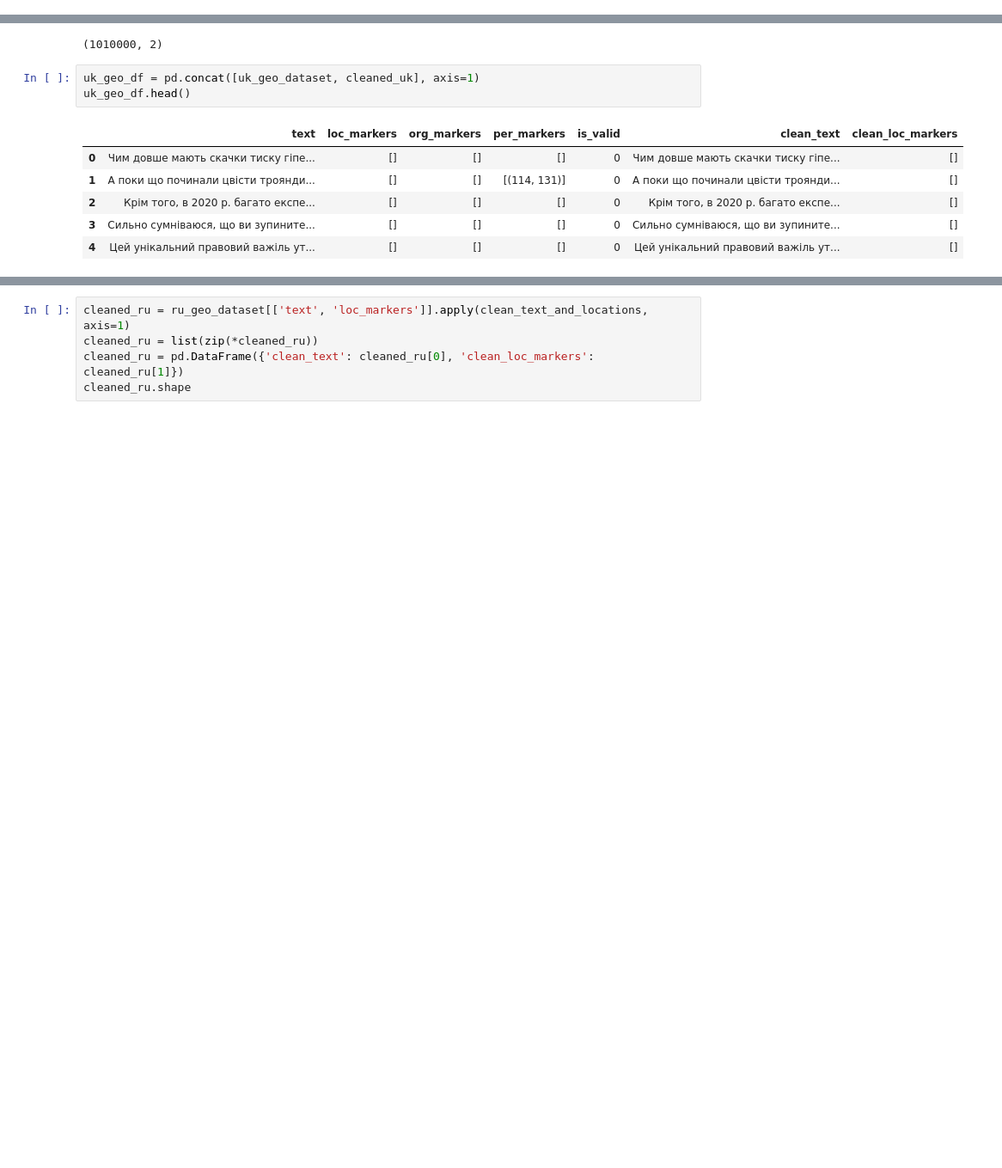
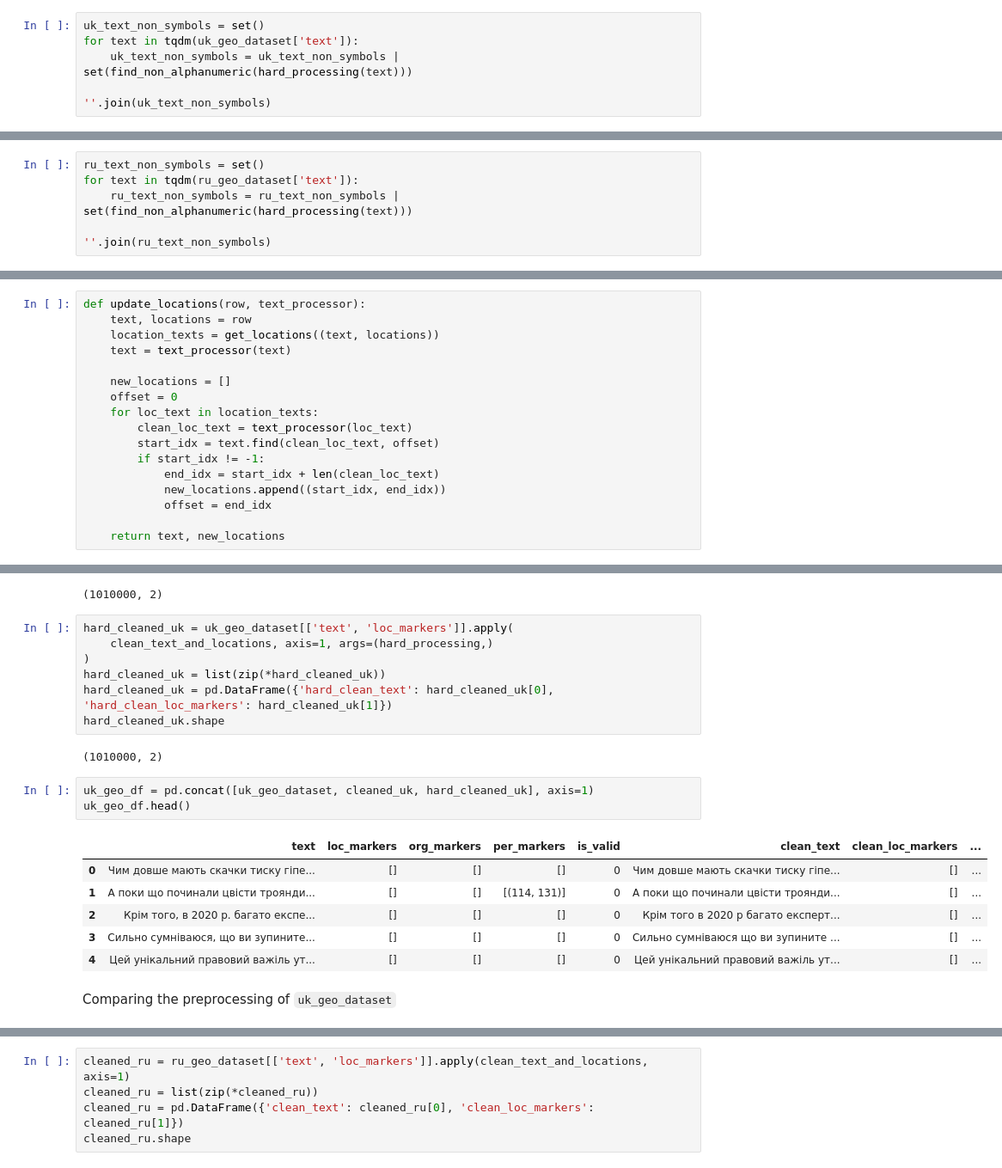
Before and after one commit to BirdWithDreams/IASA-NLP-Homework, a Jupyter notebook: Homework 4/hw_4.ipynb, the cells around one changed output, grey strips where cells are left out. Shown at 86% size. Drawn from its saved outputs; the diff is of its cells as text; blank space fills up the shorter version.

```diff
--- a/Homework 4/hw_4.ipynb
+++ b/Homework 4/hw_4.ipynb
@@ -129,0 +135,6 @@ def find_hashtags(text):
+# %%
+uk_text_non_symbols = set()
+for text in tqdm(uk_geo_dataset['text']):
+    uk_text_non_symbols = uk_text_non_symbols | set(find_non_alphanumeric(hard_processing(text)))
+
+''.join(uk_text_non_symbols)
@@ -129,0 +143,6 @@ def find_hashtags(text):
+# %%
+ru_text_non_symbols = set()
+for text in tqdm(ru_geo_dataset['text']):
+    ru_text_non_symbols = ru_text_non_symbols | set(find_non_alphanumeric(hard_processing(text)))
+
+''.join(ru_text_non_symbols)
@@ -176,0 +267,17 @@ random.sample(locs_with_non_symbols, 10)
+# %%
+def update_locations(row, text_processor):
+    text, locations = row
+    location_texts = get_locations((text, locations))
+    text = text_processor(text)
+
+    new_locations = []
+    offset = 0
+    for loc_text in location_texts:
+        clean_loc_text = text_processor(loc_text)
+        start_idx = text.find(clean_loc_text, offset)
+        if start_idx != -1:
+            end_idx = start_idx + len(clean_loc_text)
+            new_locations.append((start_idx, end_idx))
+            offset = end_idx
+
+    return text, new_locations
@@ -288,13 +333,24 @@ cleaned_uk = pd.DataFrame({'clean_text': cleaned_uk[0], 'clean_loc_markers': cle
 cleaned_uk.shape
 # %% [output]
 (1010000, 2)
+# %%
+hard_cleaned_uk = uk_geo_dataset[['text', 'loc_markers']].apply(
+    clean_text_and_locations, axis=1, args=(hard_processing,)
+)
+hard_cleaned_uk = list(zip(*hard_cleaned_uk))
+hard_cleaned_uk = pd.DataFrame({'hard_clean_text': hard_cleaned_uk[0], 'hard_clean_loc_markers': hard_cleaned_uk[1]})
+hard_cleaned_uk.shape
+# %% [output]
+(1010000, 2)
 # %%
-uk_geo_df = pd.concat([uk_geo_dataset, cleaned_uk], axis=1)
+uk_geo_df = pd.concat([uk_geo_dataset, cleaned_uk, hard_cleaned_uk], axis=1)
 uk_geo_df.head()
 # %% [output]
-|  | text | loc_markers | org_markers | per_markers | is_valid | clean_text | clean_loc_markers |
-| 0 | Чим довше мають скачки тиску гіпе... | [] | [] | [] | 0 | Чим довше мають скачки тиску гіпе... | [] |
-| 1 | А поки що починали цвісти троянди... | [] | [] | [(114, 131)] | 0 | А поки що починали цвісти троянди... | [] |
-| 2 | Крім того, в 2020 р. багато експе... | [] | [] | [] | 0 | Крім того, в 2020 р. багато експе... | [] |
-| 3 | Сильно сумніваюся, що ви зупините... | [] | [] | [] | 0 | Сильно сумніваюся, що ви зупините... | [] |
-| 4 | Цей унікальний правовий важіль ут... | [] | [] | [] | 0 | Цей унікальний правовий важіль ут... | [] |
+|  | text | loc_markers | org_markers | per_markers | is_valid | clean_text | clean_loc_markers | ... |
+| 0 | Чим довше мають скачки тиску гіпе... | [] | [] | [] | 0 | Чим довше мають скачки тиску гіпе... | [] | ... |
+| 1 | А поки що починали цвісти троянди... | [] | [] | [(114, 131)] | 0 | А поки що починали цвісти троянди... | [] | ... |
+| 2 | Крім того, в 2020 р. багато експе... | [] | [] | [] | 0 | Крім того в 2020 р багато експерт... | [] | ... |
+| 3 | Сильно сумніваюся, що ви зупините... | [] | [] | [] | 0 | Сильно сумніваюся що ви зупините ... | [] | ... |
+| 4 | Цей унікальний правовий важіль ут... | [] | [] | [] | 0 | Цей унікальний правовий важіль ут... | [] | ... |
+# %% [markdown]
+Comparing the preprocessing of `uk_geo_dataset`
```
Also changed, not shown: parts of 91 cells of this notebook, 8 other files.
